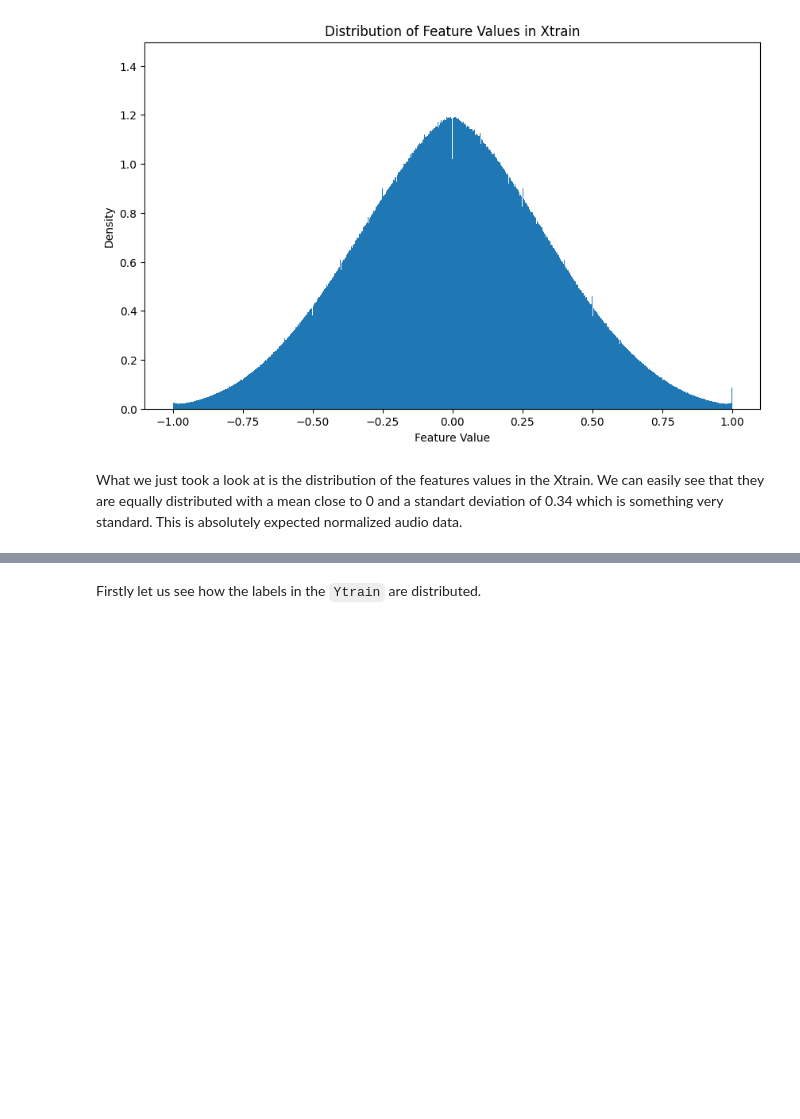
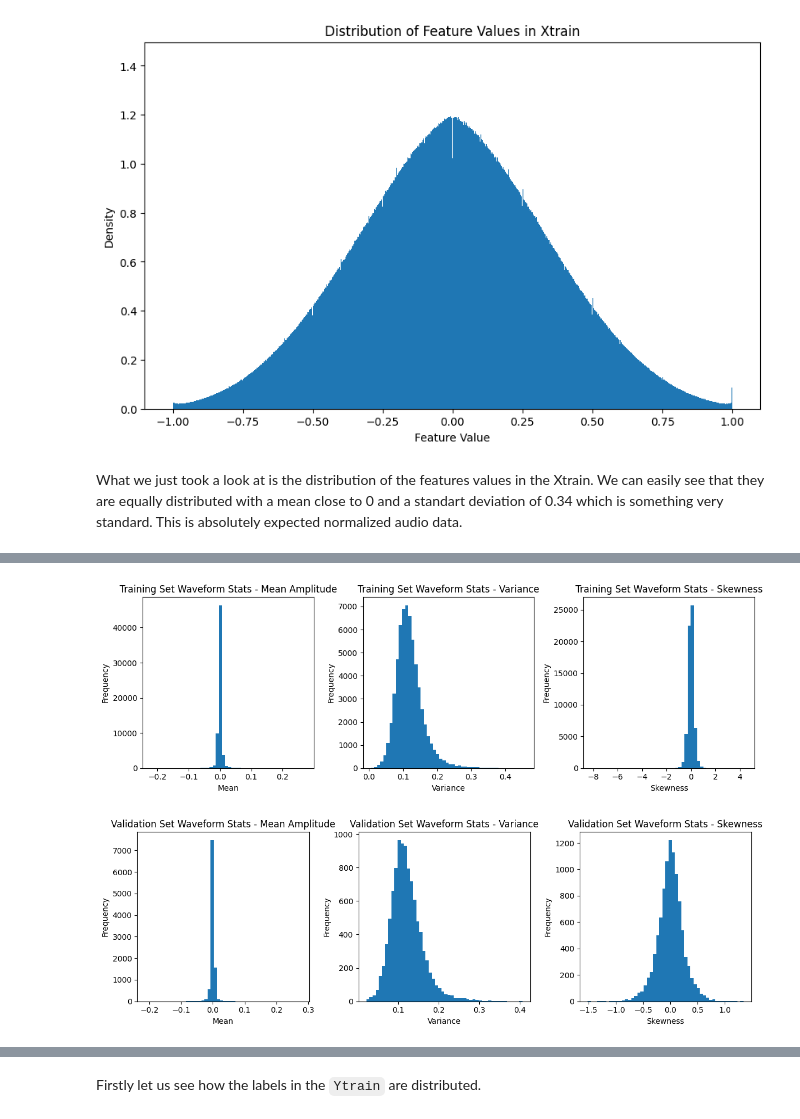
Before and after one commit to Stoymirov/Automated-music-analsis-pipeline-and-EDA, a Jupyter notebook: Classical_music.ipynb, the cells around one changed output, grey strips where cells are left out. Saved outputs shown, nothing was run; the diff lists cells and outputs as text; code cells hidden in the pictures; blank space fills up the shorter version.

Commit message:
did some plots

```diff
--- a/Classical_music.ipynb
+++ b/Classical_music.ipynb
@@ -237,0 +239,32 @@ What we just took a look at is the distribution of the features values in the Xt
+# %%
+def plot_waveform_stats(X, title):
+    means = np.mean(X, axis=1)
+    variances = np.var(X, axis=1)
+    skewness = skew(X, axis=1)
+
+    plt.figure(figsize=(12, 4))
+    plt.subplot(1, 3, 1)
+    plt.hist(means, bins=50)
+    plt.title(f"{title} - Mean Amplitude")
+    plt.xlabel("Mean")
+    plt.ylabel("Frequency")
+
+    plt.subplot(1, 3, 2)
+    plt.hist(variances, bins=50)
+    plt.title(f"{title} - Variance")
+    plt.xlabel("Variance")
+    plt.ylabel("Frequency")
+
+    plt.subplot(1, 3, 3)
+    plt.hist(skewness, bins=50)
+    plt.title(f"{title} - Skewness")
+    plt.xlabel("Skewness")
+    plt.ylabel("Frequency")
+    plt.tight_layout()
+    plt.show()
+
+plot_waveform_stats(Xtrain, "Training Set Waveform Stats")
+plot_waveform_stats(Xvalid, "Validation Set Waveform Stats")
+# %% [output]
+[figure, added]
+[figure, added]
```
Also changed, not shown: parts of 9 cells of this notebook.
